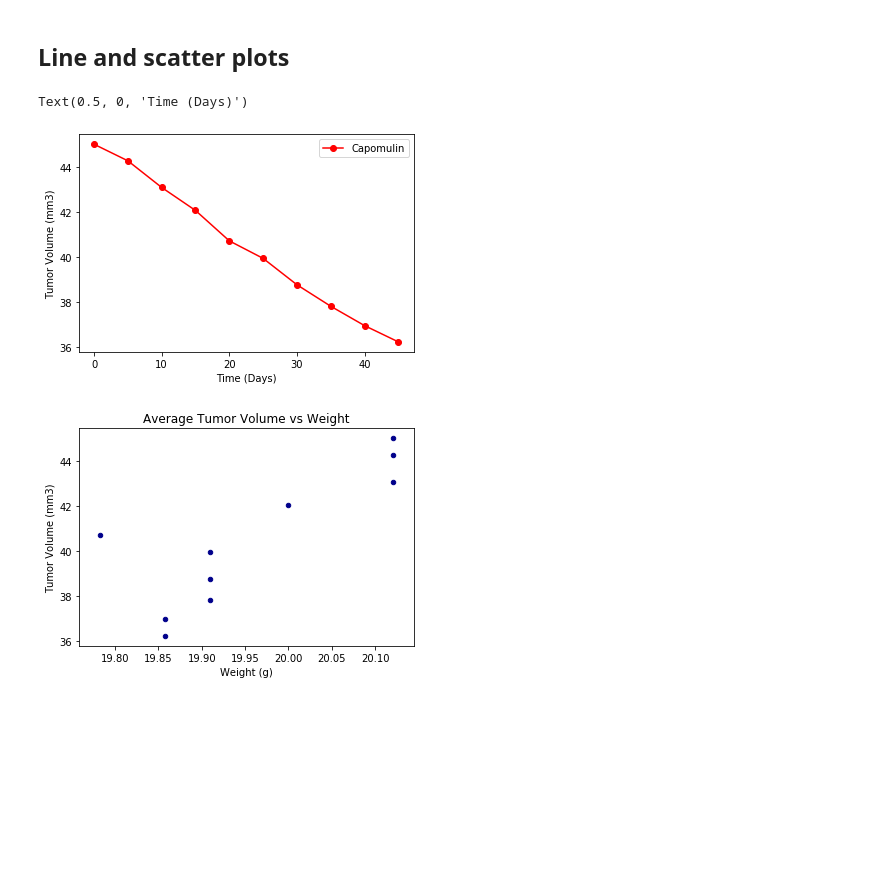
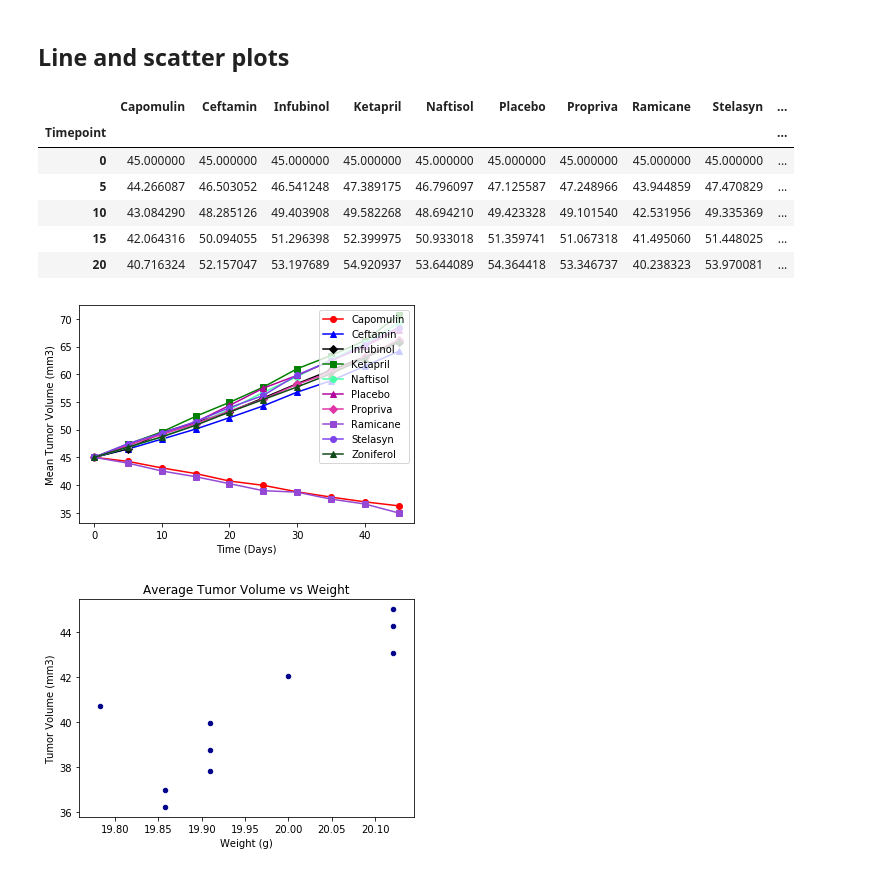
Before and after one commit to projekt888/Pymaceuticals, a Jupyter notebook: pymaceuticals_starter.ipynb, the cells around one changed output. Saved outputs shown, nothing was run; the diff lists cells and outputs as text; code cells hidden in the pictures; blank space fills up the shorter version.

```diff
--- a/pymaceuticals_starter.ipynb
+++ b/pymaceuticals_starter.ipynb
@@ -127,17 +133,20 @@ Text(0.5, 1.0, 'Gender of Mice among Samples')
 ## Quartiles, outliers and boxplots
 # %%
 # Calculate the final tumor volume of each mouse across four of the most promising treatment regimens.
-# OK, what are the *four* most promising?
-top_x = 4 #if you want to ask me for top 5 or 6, change this
-hd = gxx.sort_values(by=['Mean Tumor Volume (mm3)'])
-most_promising =(hd.index[0:top_x])
-
 mca_db = mc_db.copy()
 mca_db = mca_db.groupby(['Drug Regimen','Timepoint'])
 gd = mca_db.mean()
-gd.head()
 
-timepoints = gd.index.levels[1]
-for i in range(top_x):
-    print (most_promising[i] + " : " + str(round(gd.loc[most_promising[i],timepoints.max()]['Tumor Volume (mm3)'],2)) + " (mm3)")
+drugs = gd.index.levels[0]
+end_size = []
+
+#let's make a dataframe, a dictionary of lists.  make the list:
+for drug in drugs:
+    end_size.append(gd.loc[drug,timepoints.max()]['Tumor Volume (mm3)'])
+
+end = pd.DataFrame({"Size": end_size},index = drugs)
+end = end.sort_values(by=['Size'])
+
+most_promising =(end.index[0:top_x])
+end.head(4)
 # %% [output]
@@ -215,8 +189,6 @@ gd = mca_db.mean()
 del gd['Metastatic Sites']
 del gd['Age_months']
 del gd['Weight (g)']
-
-gd.head()
 
 def minorMunge(ed, title):
     drugs = ed.index.levels[0]
@@ -231,40 +203,48 @@ def minorMunge(ed, title):
     indx = 0
     endx = len(timepoints)
     for drug in drugs:
         df[drug] = numbers_array[indx:endx].tolist()
         indx += len(timepoints)
         endx += len(timepoints)
 
     df["Timepoint"] = timepoints
     df.set_index("Timepoint",inplace = True)
 
     return df
 
 import random
 def rc():
     r = lambda: random.randint(0,255)
     x = ('#%02X%02X%02X' % (r(),r(),r()))
     return x
 
 df = minorMunge(gd,'Tumor Volume (mm3)')
-# Preview that Reformatting worked
-df.head()
 
 # Save the Figure
 drugs = df.keys()
 
 colors = ['red','blue','black','green',rc(),rc(),rc(),rc(),rc(),rc()]
 markers = ['o','^','D','s','o','^','D','s','o','^']
 
-for i in range(1):
+fig3, ax3 = plt.subplots()
+
+for i in range(10): #if you want just Capomulin, change range to range(1)
     plt.plot(df.index, df[drugs[i]], marker = markers[i],color=colors[i], label=drugs[i] )
 
 plt.legend(loc="upper right")
-plt.ylabel('Tumor Volume (mm3)')
-plt.xlabel('Time (Days)')
+ax3.set_ylabel('Mean Tumor Volume (mm3)')
+ax3.set_xlabel('Time (Days)')
+
+df.head()
 # %% [output]
-Text(0.5, 0, 'Time (Days)')
+|  | Capomulin | Ceftamin | Infubinol | Ketapril | Naftisol | Placebo | Propriva | Ramicane | Stelasyn | ... |
+| Timepoint |  |  |  |  |  |  |  |  |  | ... |
+| 0 | 45.000000 | 45.000000 | 45.000000 | 45.000000 | 45.000000 | 45.000000 | 45.000000 | 45.000000 | 45.000000 | ... |
+| 5 | 44.266087 | 46.503052 | 46.541248 | 47.389175 | 46.796097 | 47.125587 | 47.248966 | 43.944859 | 47.470829 | ... |
+| 10 | 43.084290 | 48.285126 | 49.403908 | 49.582268 | 48.694210 | 49.423328 | 49.101540 | 42.531956 | 49.335369 | ... |
+| 15 | 42.064316 | 50.094055 | 51.296398 | 52.399975 | 50.933018 | 51.359741 | 51.067318 | 41.495060 | 51.448025 | ... |
+| 20 | 40.716324 | 52.157047 | 53.197689 | 54.920937 | 53.644089 | 54.364418 | 53.346737 | 40.238323 | 53.970081 | ... |
-[figure, old version]
+[figure, new version]
 # %%
 # Generate a scatter plot of mouse weight versus average tumor volume for the Capomulin regimen
 mca_db = mc_db.copy()
```
Also changed, not shown: parts of 9 cells of this notebook.
